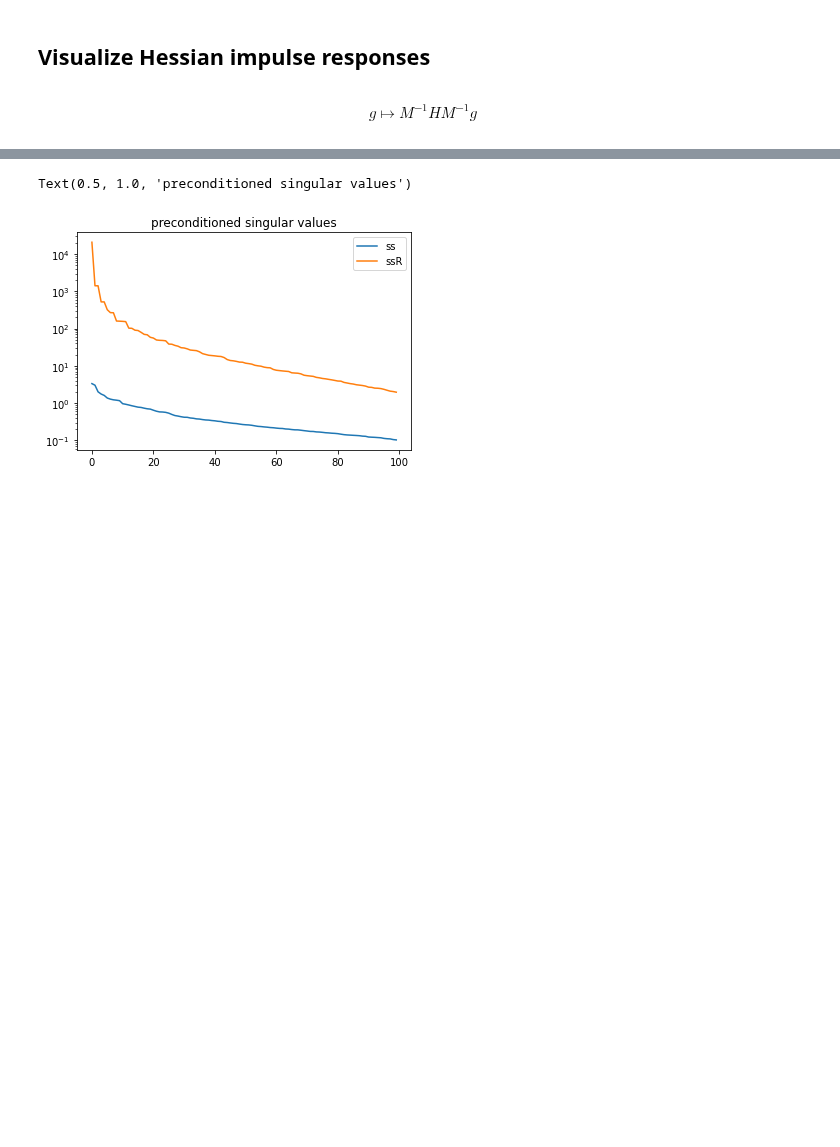
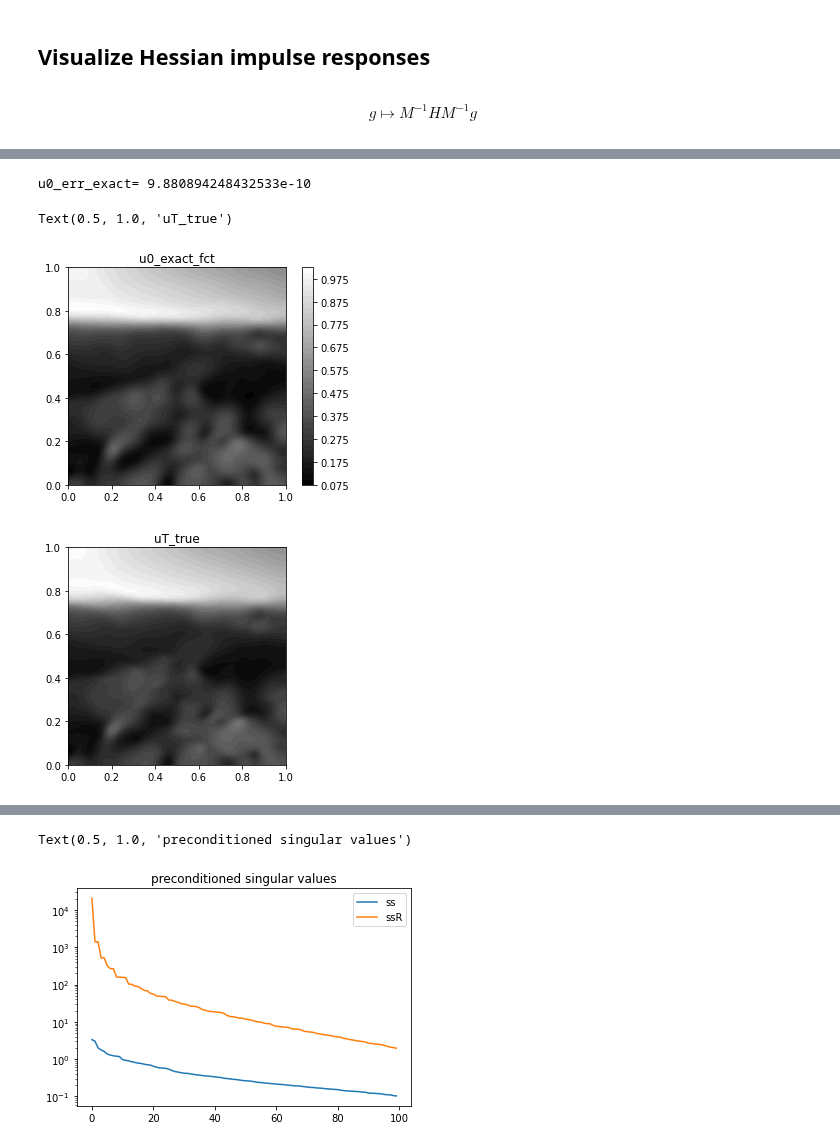
Before and after one commit to NickAlger/localpsf, a Jupyter notebook: code/heat_inverse_problem.ipynb, the cells around one changed output, grey strips where cells are left out. Drawn from its saved outputs; the diff is of its cells as text; code cells hidden in the pictures; blank space fills up the shorter version.

```diff
--- a/code/heat_inverse_problem.ipynb
+++ b/code/heat_inverse_problem.ipynb
@@ -587,19 +619,28 @@ plt.title('-gradient at zero')
 # %%
 u0_exact = spla.gmres(H_linop, -g, M=iH_hmatrix, restart=50, maxiter=1, tol=krylov_tol)[0]
 u0_err_exact = np.linalg.norm(apply_H(u0_exact) + g)/np.linalg.norm(g)
 print('u0_err_exact=', u0_err_exact)
 
 u0_exact_fct = fenics.Function(V)
 u0_exact_fct.vector()[:] = u0_exact
 cm = fenics.plot(u0_exact_fct, cmap='gray')
 plt.colorbar(cm)
 plt.title('u0_exact_fct')
 
 uf_fct = fenics.Function(V)
 uf_fct.vector()[:] = forward_map(u0_exact_fct.vector())
 
 uf_true_fct = fenics.Function(V)
 uf_true_fct.vector()[:] = forward_map(u0_true.vector())
+
+plt.figure()
+fenics.plot(uT_true, cmap='gray')
+plt.title('uT_true')
+# %% [output]
+u0_err_exact= 9.880894248432533e-10
+Text(0.5, 1.0, 'uT_true')
+[figure, added]
+[figure, added]
 # %%
 morozov_discrepancy = np.sqrt(fenics.assemble((uf_true_fct - uf_fct)**2 * fenics.dx))
 
```
Also changed, not shown: parts of 24 cells of this notebook.
